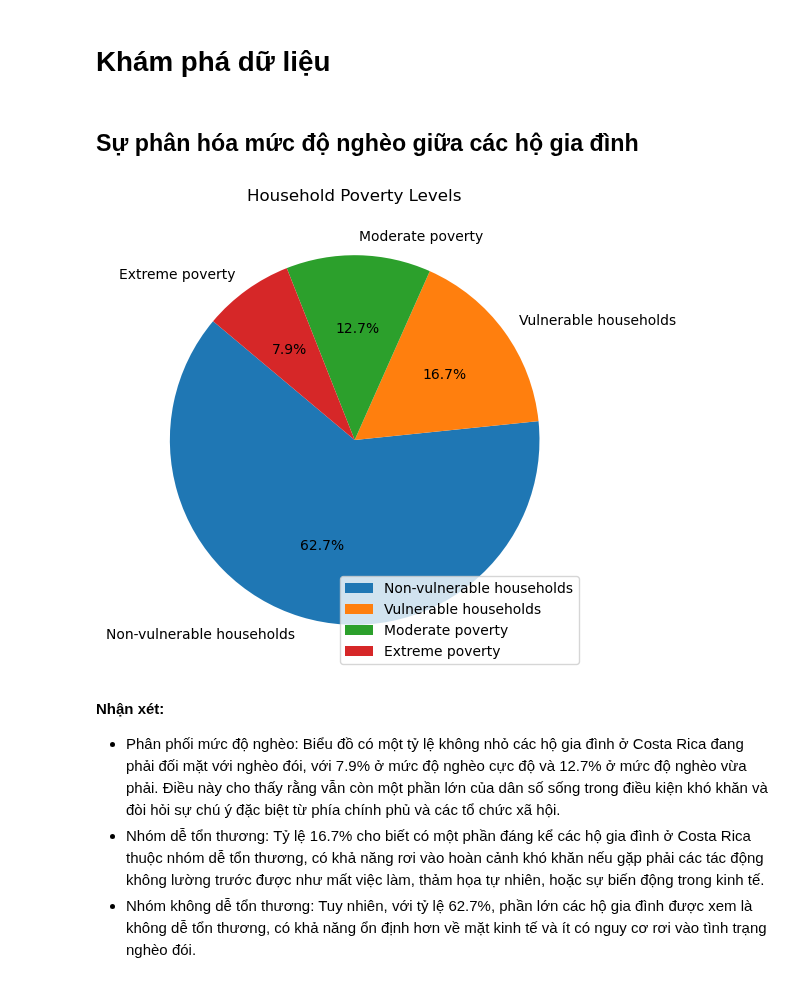
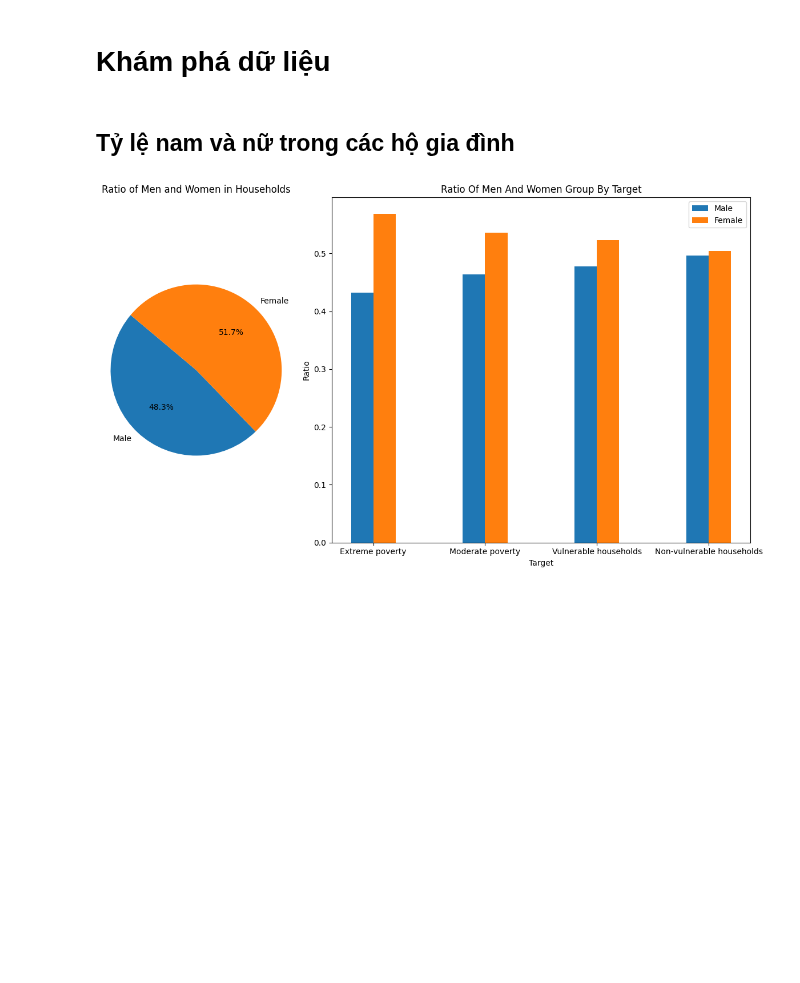
Before and after one commit to iam-Dylan/costa-rican-household, a Jupyter notebook: source/eda.ipynb, the cells around one changed output. Drawn from its saved outputs; the diff is of its cells as text; code cells hidden in the pictures; blank space fills up the shorter version.

```diff
--- a/source/eda.ipynb
+++ b/source/eda.ipynb
@@ -26,21 +26,46 @@ train.head()
 5 rows × 143 columns
 # %% [markdown]
 # Khám phá dữ liệu
-# %% [markdown]
-## Sự phân hóa mức độ nghèo giữa các hộ gia đình
-# %%
-poverty_counts = train['Target'].value_counts()
-labels = ['Non-vulnerable households', 'Vulnerable households', 'Moderate poverty', 'Extreme poverty']
-
-plt.figure(figsize=(8, 6))
-plt.pie(poverty_counts, labels=labels, autopct='%1.1f%%', startangle=140)
-plt.title('Household Poverty Levels')
-plt.legend(loc=4)
-plt.show()
-# %% [output]
-[figure, removed]
-# %% [markdown]
-**Nhận xét:**
-+ Phân phối mức độ nghèo: Biểu đồ có một tỷ lệ không nhỏ các hộ gia đình ở Costa Rica đang phải đối mặt với nghèo đói, với 7.9% ở mức độ nghèo cực độ và 12.7% ở mức độ nghèo vừa phải. Điều này cho thấy rằng vẫn còn một phần lớn của dân số sống trong điều kiện khó khăn và đòi hỏi sự chú ý đặc biệt từ phía chính phủ và các tổ chức xã hội.
-+ Nhóm dễ tổn thương: Tỷ lệ 16.7% cho biết có một phần đáng kể các hộ gia đình ở Costa Rica thuộc nhóm dễ tổn thương, có khả năng rơi vào hoàn cảnh khó khăn nếu gặp phải các tác động không lường trước được như mất việc làm, thảm họa tự nhiên, hoặc sự biến động trong kinh tế.
-+ Nhóm không dễ tổn thương: Tuy nhiên, với tỷ lệ 62.7%, phần lớn các hộ gia đình được xem là không dễ tổn thương, có khả năng ổn định hơn về mặt kinh tế và ít có nguy cơ rơi vào tình trạng nghèo đói.
+# %% [markdown]
+## Tỷ lệ nam và nữ trong các hộ gia đình
+# %%
+total_males = train['male'].sum()
+total_females = train['female'].sum()
+
+male_ratio = total_males / (total_males + total_females)
+female_ratio = total_females / (total_males + total_females)
+
+labels = ['Male', 'Female']
+colors = ['#1f77b4', '#ff7f0e']
+sizes_pie = [male_ratio.mean(), female_ratio.mean()]
+
+# Pie chart
+plt.subplot2grid((1, 3), (0, 0))
+plt.pie(sizes_pie, labels=labels, colors=colors, autopct='%1.1f%%', startangle=140)
+plt.title('Ratio of Men and Women in Households')
+plt.axis('equal')
+
+# Bar chart
+male_by_target = train.groupby('Target')['male'].sum()
+female_by_target = train.groupby('Target')['female'].sum()
+
+male_ratio = male_by_target / (male_by_target + female_by_target)
+female_ratio = female_by_target / (male_by_target + female_by_target)
+
+labels_bar = ['Extreme poverty', 'Moderate poverty', 'Vulnerable households', 'Non-vulnerable households']
+index_bar = np.arange(len(labels_bar))
+bar_width = 0.2
+
+plt.subplot2grid((1, 3), (0, 1), colspan=2)
+plt.bar(index_bar, male_ratio, bar_width, label=labels[0], color=colors[0])
+plt.bar(index_bar + bar_width, female_ratio, bar_width, label=labels[1], color=colors[1])
+plt.xlabel('Target')
+plt.ylabel('Ratio')
+plt.title('Ratio Of Men And Women Group By Target')
+plt.xticks(index_bar + bar_width / 2, labels_bar)
+
+plt.legend()
+plt.tight_layout()
+plt.show()
+# %% [output]
+[figure, added]
```
Also changed, not shown: parts of 2 cells of this notebook.
